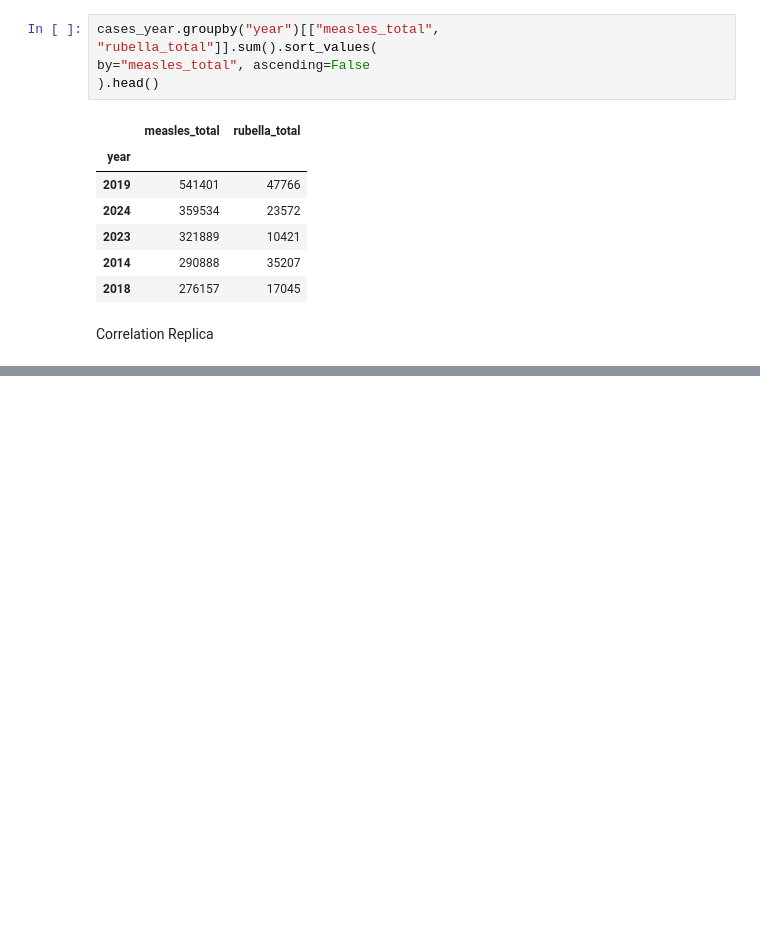
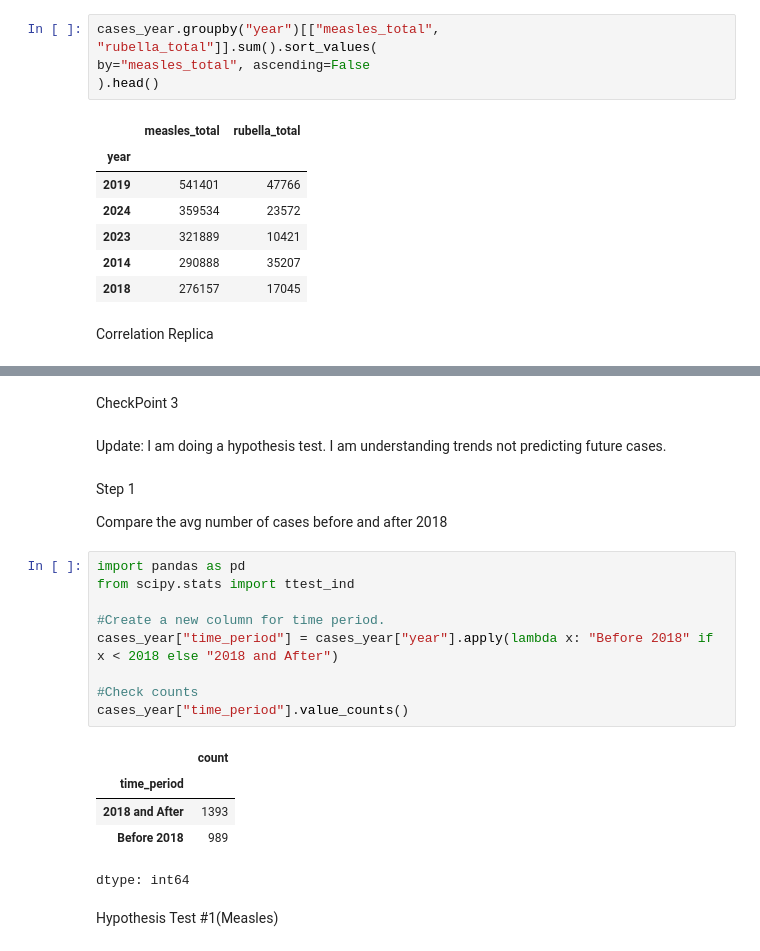
Before and after one commit to menemisan204-arch/DSRP-Measeles, a Jupyter notebook: DSRP_HealthCare_MisanMene.ipynb, the cells around one changed output, grey strips where cells are left out. Saved outputs shown, nothing was run; the diff lists cells and outputs as text; blank space fills up the shorter version.

```diff
--- a/DSRP_HealthCare_MisanMene.ipynb
+++ b/DSRP_HealthCare_MisanMene.ipynb
@@ -564,3 +564,28 @@ numeric.corr()
 | rubella_incidence_rate_per_100000... | -0.078201 | 0.008114 | 0.009418 | 0.028739 | 0.014079 | ... |
 | discarded_cases | 0.063213 | 0.740694 | 0.745395 | 0.726575 | 0.349512 | ... |
 | discarded_non_measles_rubella_cas... | 0.092684 | -0.055552 | -0.055790 | 0.040592 | 0.012828 | ... |
+# %% [markdown]
+CheckPoint 3
+# %% [markdown]
+Update: I am doing a hypothesis test. I am understanding trends not predicting future cases.
+# %% [markdown]
+Step 1
+
+Compare the avg number of cases before and after 2018
+# %%
+import pandas as pd
+from scipy.stats import ttest_ind
+
+#Create a new column for time period.
+cases_year["time_period"] = cases_year["year"].apply(lambda x: "Before 2018" if x < 2018 else "2018 and After")
+
+#Check counts
+cases_year["time_period"].value_counts()
+# %% [output]
+|  | count |
+| time_period |  |
+| 2018 and After | 1393 |
+| Before 2018 | 989 |
+dtype: int64
+# %% [markdown]
+Hypothesis Test #1(Measles)
```
Also changed, not shown: parts of 3 cells of this notebook.
